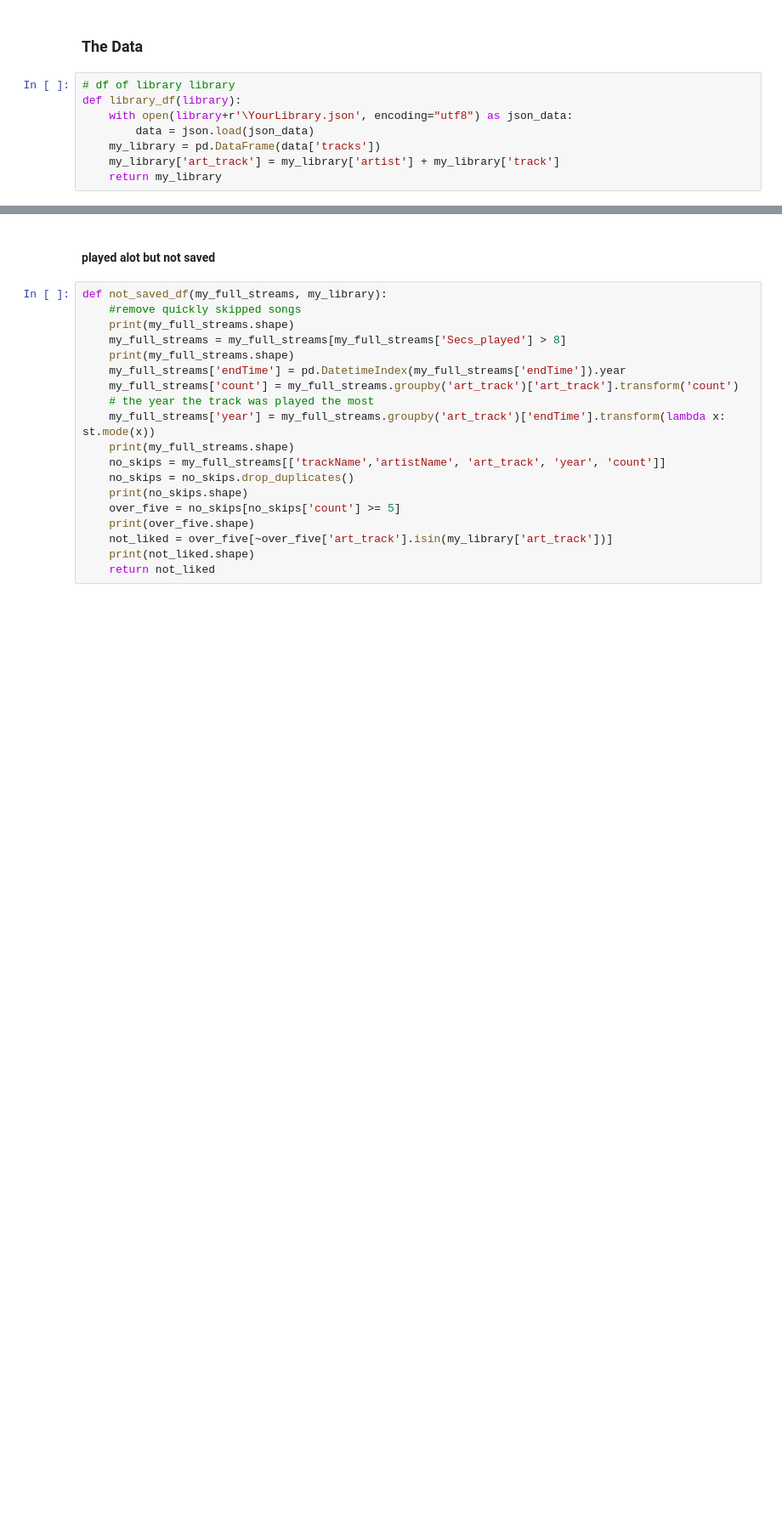
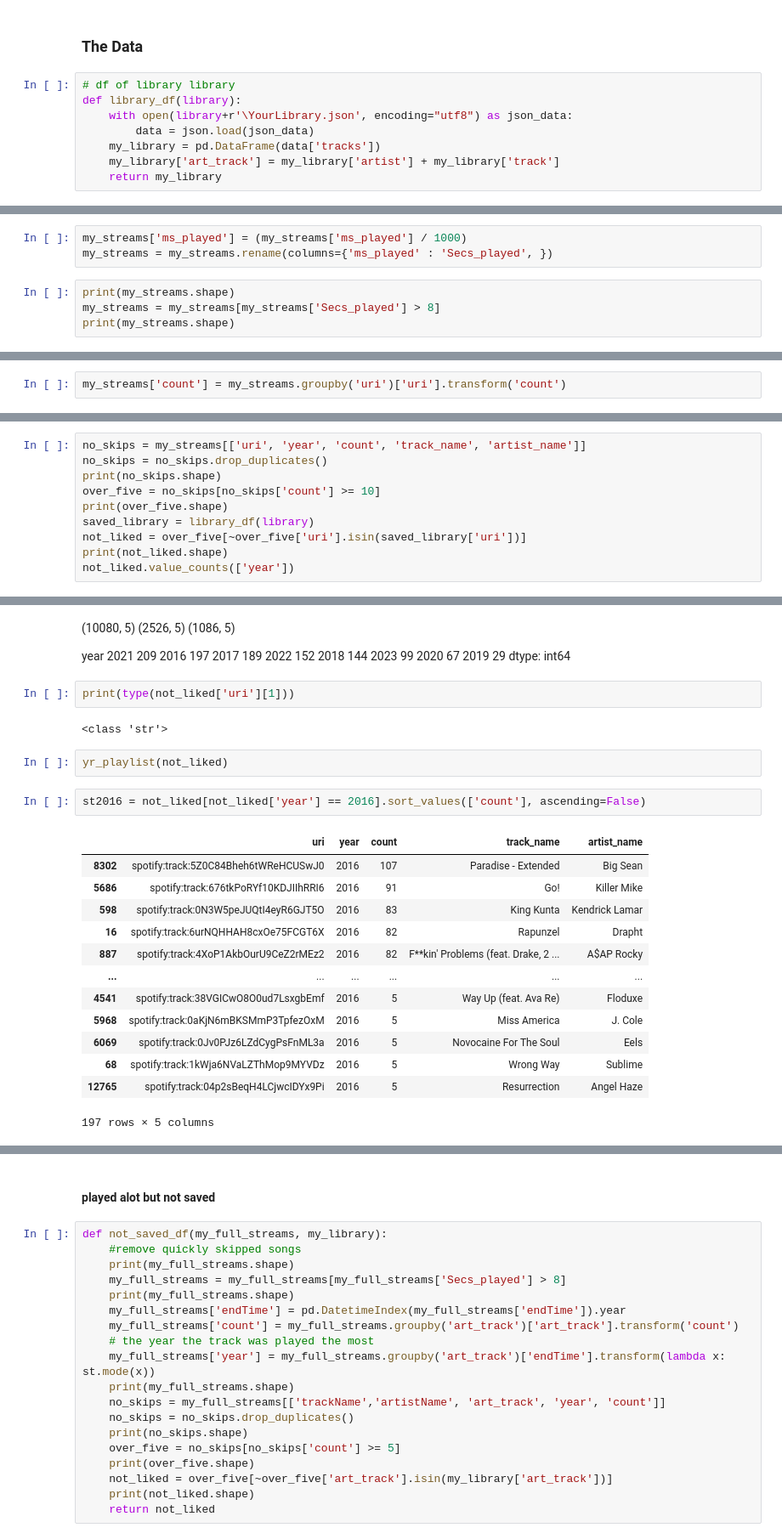
Before and after one commit to willdavis111/API_data-collection, a Jupyter notebook: Spotify_API.ipynb, the cells around one changed output, grey strips where cells are left out. Shown: that part at 85% size. Drawn from its saved outputs; the diff is of its cells as text; blank space fills up the shorter version.

```diff
--- a/Spotify_API.ipynb
+++ b/Spotify_API.ipynb
@@ -127,0 +147,7 @@ def streams_df(streams):
+# %%
+my_streams['ms_played'] = (my_streams['ms_played'] / 1000)
+my_streams = my_streams.rename(columns={'ms_played' : 'Secs_played', })
+# %%
+print(my_streams.shape)
+my_streams = my_streams[my_streams['Secs_played'] > 8]
+print(my_streams.shape)
@@ -127,0 +161,2 @@ def streams_df(streams):
+# %%
+my_streams['count'] = my_streams.groupby('uri')['uri'].transform('count')
@@ -127,0 +176,10 @@ def streams_df(streams):
+# %%
+no_skips = my_streams[['uri', 'year', 'count', 'track_name', 'artist_name']]
+no_skips = no_skips.drop_duplicates()
+print(no_skips.shape)
+over_five = no_skips[no_skips['count'] >= 10]
+print(over_five.shape)
+saved_library = library_df(library)
+not_liked = over_five[~over_five['uri'].isin(saved_library['uri'])]
+print(not_liked.shape)
+not_liked.value_counts(['year'])
@@ -127,0 +200,37 @@ def streams_df(streams):
+# %% [markdown]
+(10080, 5)
+(2526, 5)
+(1086, 5)
+
+year
+2021    209
+2016    197
+2017    189
+2022    152
+2018    144
+2023     99
+2020     67
+2019     29
+dtype: int64
+# %%
+print(type(not_liked['uri'][1]))
+# %% [output]
+<class 'str'>
+# %%
+yr_playlist(not_liked)
+# %%
+st2016 = not_liked[not_liked['year'] == 2016].sort_values(['count'], ascending=False)
+# %% [output]
+|  | uri | year | count | track_name | artist_name |
+| 8302 | spotify:track:5Z0C84Bheh6tWReHCUSwJ0 | 2016 | 107 | Paradise - Extended | Big Sean |
+| 5686 | spotify:track:676tkPoRYf10KDJIIhRRI6 | 2016 | 91 | Go! | Killer Mike |
+| 598 | spotify:track:0N3W5peJUQtI4eyR6GJT5O | 2016 | 83 | King Kunta | Kendrick Lamar |
+| 16 | spotify:track:6urNQHHAH8cxOe75FCGT6X | 2016 | 82 | Rapunzel | Drapht |
+| 887 | spotify:track:4XoP1AkbOurU9CeZ2rMEz2 | 2016 | 82 | F**kin' Problems (feat. Drake, 2 ... | A$AP Rocky |
+| ... | ... | ... | ... | ... | ... |
+| 4541 | spotify:track:38VGICwO8O0ud7LsxgbEmf | 2016 | 5 | Way Up (feat. Ava Re) | Floduxe |
+| 5968 | spotify:track:0aKjN6mBKSMmP3TpfezOxM | 2016 | 5 | Miss America | J. Cole |
+| 6069 | spotify:track:0Jv0PJz6LZdCygPsFnML3a | 2016 | 5 | Novocaine For The Soul | Eels |
+| 68 | spotify:track:1kWja6NVaLZThMop9MYVDz | 2016 | 5 | Wrong Way | Sublime |
+| 12765 | spotify:track:04p2sBeqH4LCjwcIDYx9Pi | 2016 | 5 | Resurrection | Angel Haze |
+197 rows × 5 columns
```
Also changed, not shown: parts of 17 cells of this notebook.
